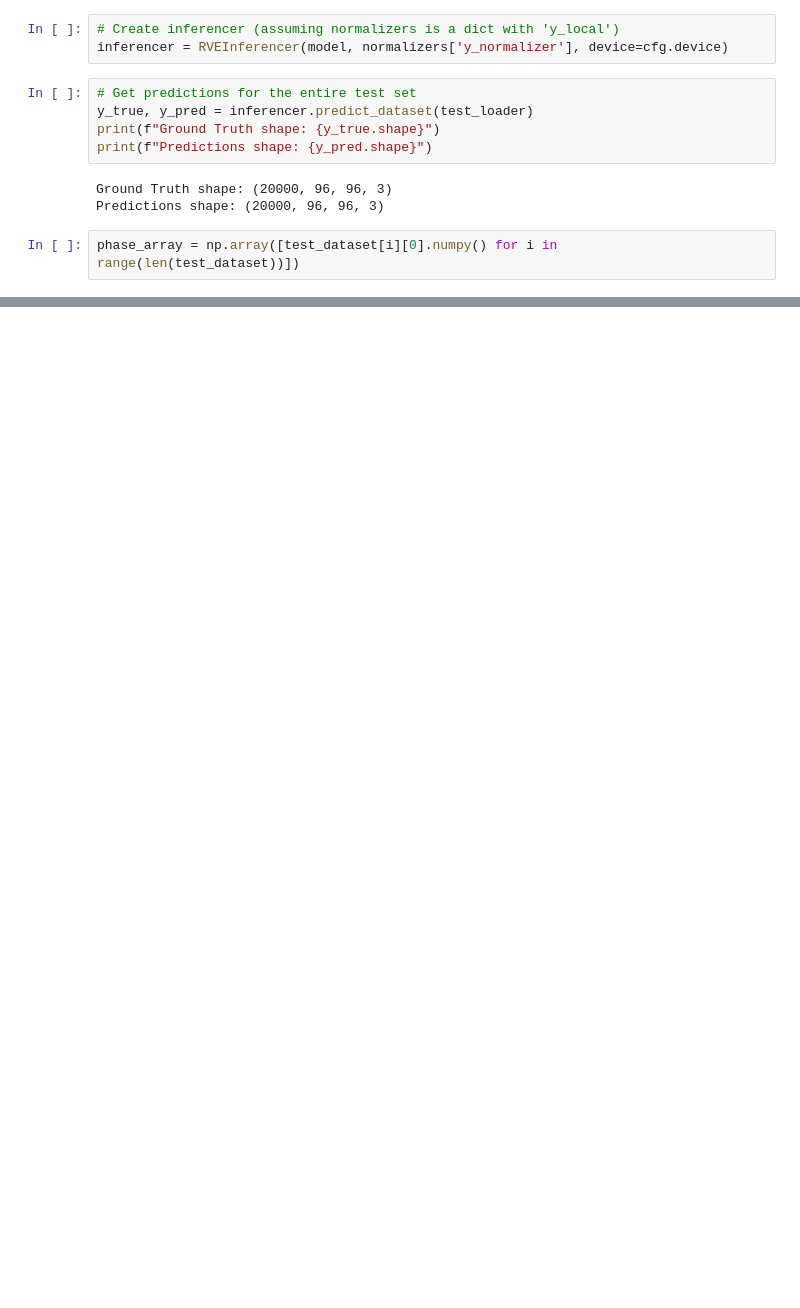
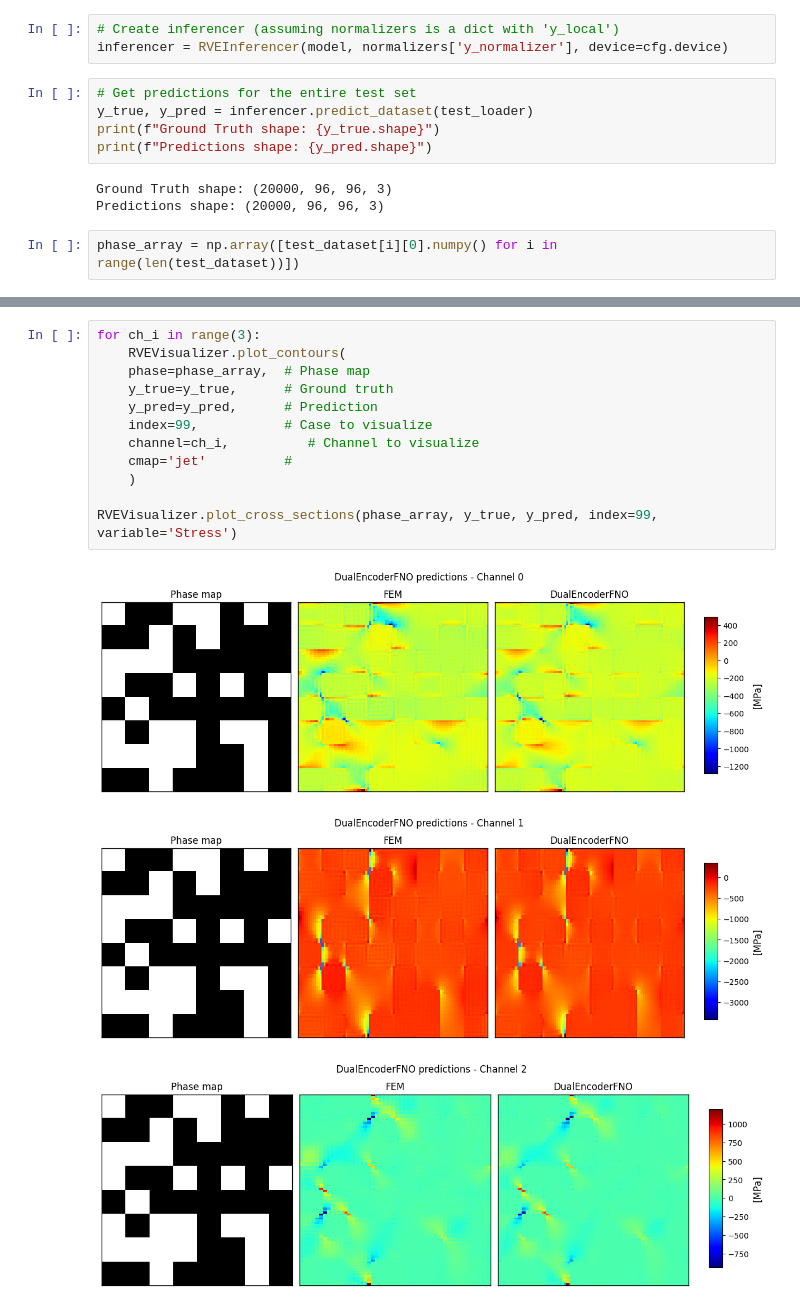
Before and after one commit to bdesia/feinn_project, a Jupyter notebook: notebooks/RVEs/Run2/RVE_FNO_testing.ipynb, the cells around one changed output, grey strips where cells are left out. Saved outputs shown, nothing was run; the diff lists cells and outputs as text; blank space fills up the shorter version.

```diff
--- a/notebooks/RVEs/Run2/RVE_FNO_testing.ipynb
+++ b/notebooks/RVEs/Run2/RVE_FNO_testing.ipynb
@@ -179 +289,17 @@ Sample 8384:
 ... (13 outputs left out)
+# %%
+for ch_i in range(3):
+    RVEVisualizer.plot_contours(
+    phase=phase_array,  # Phase map
+    y_true=y_true,      # Ground truth
+    y_pred=y_pred,      # Prediction
+    index=99,           # Case to visualize
+    channel=ch_i,          # Channel to visualize
+    cmap='jet'          #
+    )
+
+RVEVisualizer.plot_cross_sections(phase_array, y_true, y_pred, index=99, variable='Stress')
+# %% [output]
+[figure, added]
+[figure, added]
+[figure, added]
```
Also changed, not shown: parts of 8 cells of this notebook.
